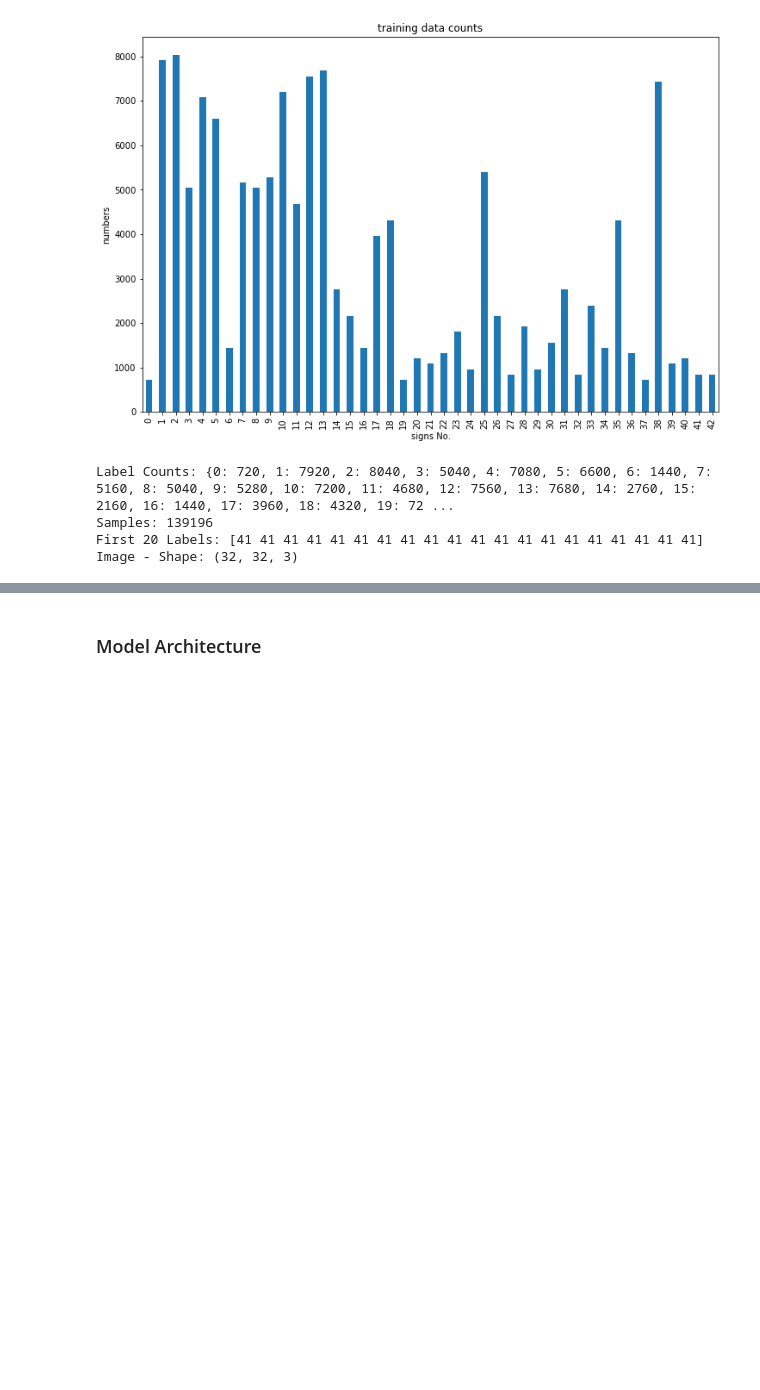
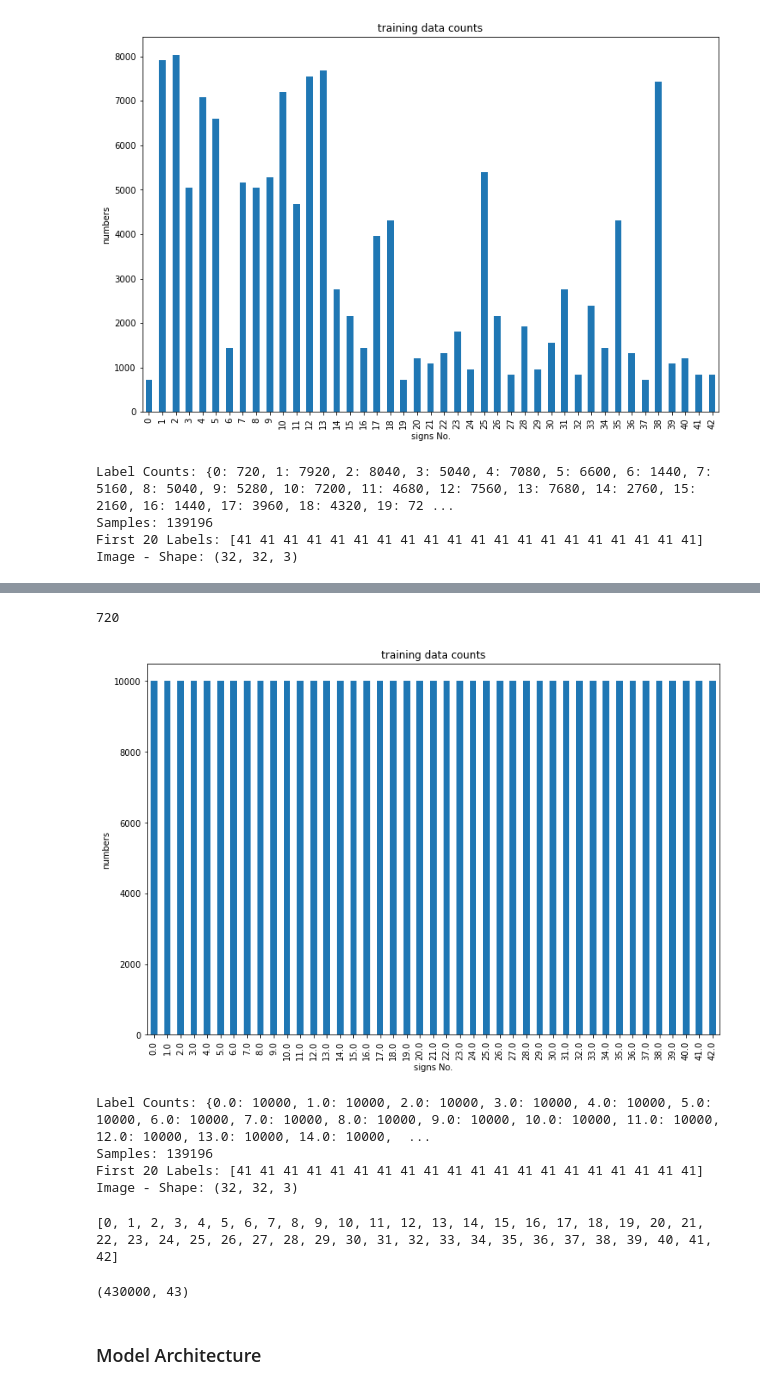
Before and after one commit to Walter1218/self_driving_car_ND, a Jupyter notebook: CarND-Traffic-Sign-Classifier-Project-2/Traffic_Sign_Classifier_.ipynb, the cells around one changed output, grey strips where cells are left out. Cells and saved outputs as stored; diff of their text form; code cells hidden in the pictures; blank space fills up the shorter version.

```diff
--- a/CarND-Traffic-Sign-Classifier-Project-2/Traffic_Sign_Classifier_.ipynb
+++ b/CarND-Traffic-Sign-Classifier-Project-2/Traffic_Sign_Classifier_.ipynb
@@ -403,0 +435,61 @@ features_train, labels_train = RandomizeData(features_train, labels_train)
+# %%
+class_features_0, class_labels_0 = get_class_images_and_label_index(0, features_train, labels_train_)
+print(len(class_labels_0))
+# %% [output]
+720
+# %%
+#data augmentate
+#TODO
+#features_train, labels_train_ = data_random_generate_applied(features_train, labels_train_)
+# create numpy array to storage our new dataset
+features_balanced_train = np.zeros((43 *  10000, 32, 32, 3))
+labels_balanced_train = np.zeros((43 * 10000))
+# %%
+for class_num in range(43):
+    class_features_, class_labels_ = get_class_images_and_label_index(class_num, features_train, labels_train_)
+    start_point = len(class_labels_)
+    features_balanced_train[(class_num * 10000):(class_num * 10000 + start_point),:,:,:] = class_features_
+    labels_balanced_train[(class_num * 10000):(class_num * 10000 + start_point)] = class_num
+    start = class_num * 10000 + start_point
+    end = (class_num + 1) * 10000
+    #print(features_balanced_train[0].shape, labels_balanced_train[719])
+    for i in range(start,end):
+        #method = random.randint(0,1)
+        #print(method)
+        index = random.randint(0,start_point - 1)
+        #print(index)
+        selected_img = class_features_[index]
+        generate_image = ColorJitterAug(selected_img, 1, 1, 1)
+        ang = random.randint(-15,15)
+        img = rotate(generate_image, ang)
+        features_balanced_train[i] = img
+        labels_balanced_train[i] = class_num
+# %%
+#visiulization for training data
+train_counts = dict(zip(*np.unique(labels_balanced_train, return_counts=True)))
+train_num_ = counts(train_counts, "training data counts")
+#image_visiulization(X_train,y_train)
+#print count of each sign
+print('Label Counts: {}'.format(train_counts))
+print('Samples: {}'.format(len(labels_train_)))
+print('First 20 Labels: {}'.format(labels_train_[:20]))
+print('Image - Shape: {}'.format(features_train.shape[1:]))
+# %% [output]
+[figure, added]
+Label Counts: {0.0: 10000, 1.0: 10000, 2.0: 10000, 3.0: 10000, 4.0: 10000, 5.0: 10000, 6.0: 10000, 7.0: 10000, 8.0: 10000, 9.0: 10000, 10.0: 10000, 11.0: 10000, 12.0: 10000, 13.0: 10000, 14.0: 10000,  ...
+Samples: 139196
+First 20 Labels: [41 41 41 41 41 41 41 41 41 41 41 41 41 41 41 41 41 41 41 41]
+Image - Shape: (32, 32, 3)
+# %%
+example_labels = [i for i in range(43)]
+print(example_labels)
+# %% [output]
+[0, 1, 2, 3, 4, 5, 6, 7, 8, 9, 10, 11, 12, 13, 14, 15, 16, 17, 18, 19, 20, 21, 22, 23, 24, 25, 26, 27, 28, 29, 30, 31, 32, 33, 34, 35, 36, 37, 38, 39, 40, 41, 42]
+# %%
+example_ohe_label = one_hot_encode(example_labels)
+labels_train = np.zeros((43 * 10000, 43))
+for i in range(43):
+    labels_train[i * 10000: (i+1) * 10000 - 1] = example_ohe_label[i]
+print(labels_train.shape)
+# %% [output]
+(430000, 43)
```
Also changed, not shown: parts of 9 cells of this notebook.
